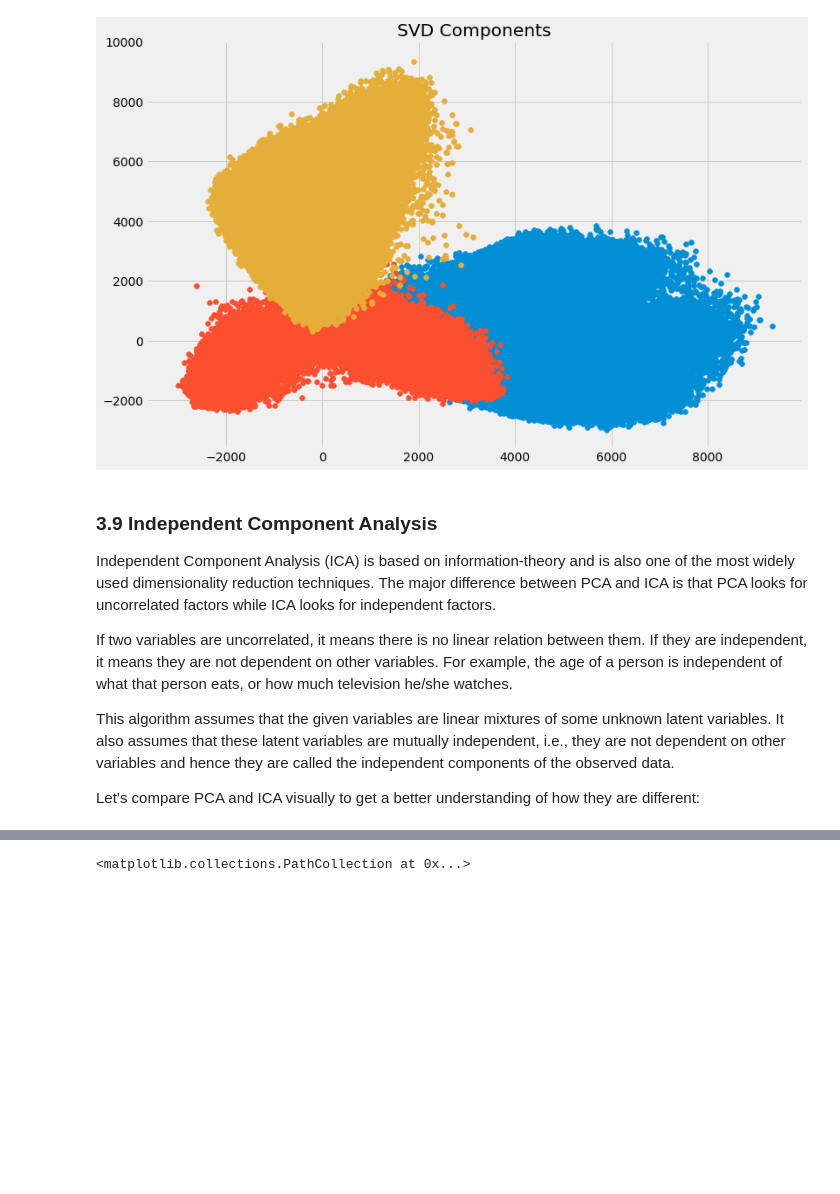
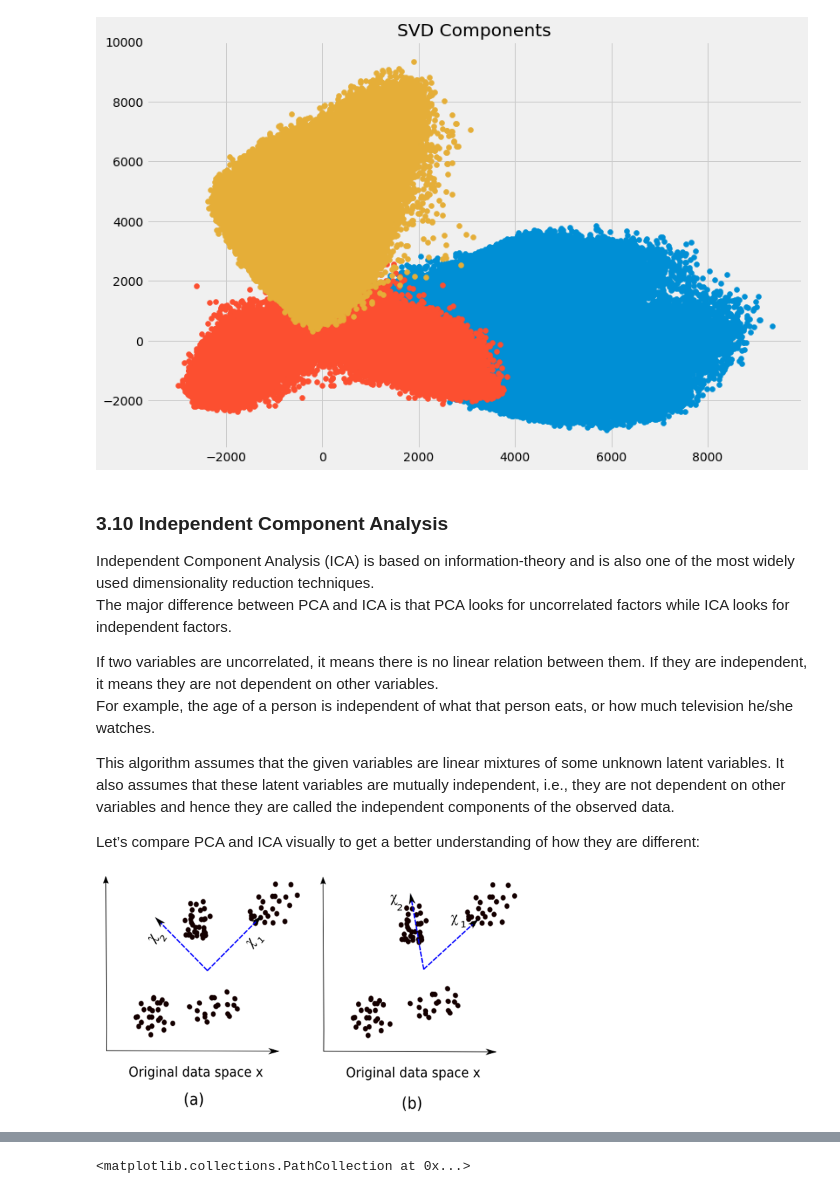
Before and after one commit to rsouza/FGV_Intro_DS, a Jupyter notebook: notebooks/EDA_Dimensionality_Reduction.ipynb, the cells around one changed output, grey strips where cells are left out. Drawn from its saved outputs; the diff is of its cells as text; code cells hidden in the pictures; blank space fills up the shorter version.

```diff
--- a/notebooks/EDA_Dimensionality_Reduction.ipynb
+++ b/notebooks/EDA_Dimensionality_Reduction.ipynb
@@ -622,17 +649,21 @@ plt.scatter(svd[:,2],svd[:,0])
 <matplotlib.collections.PathCollection at 0x...>
 [figure]
 # %% [markdown]
-### 3.9 Independent Component Analysis
+### 3.10 Independent Component Analysis
 
-Independent Component Analysis (ICA) is based on information-theory and is also one of the most widely used dimensionality reduction techniques. The major difference between PCA and ICA is that PCA looks for uncorrelated factors while ICA looks for independent factors.
+Independent Component Analysis (ICA) is based on information-theory and is also one of the most widely used dimensionality reduction techniques.
+The major difference between PCA and ICA is that PCA looks for uncorrelated factors while ICA looks for independent factors.
 
-If two variables are uncorrelated, it means there is no linear relation between them. If they are independent, it means they are not dependent on other variables. For example, the age of a person is independent of what that person eats, or how much television he/she watches.
+If two variables are uncorrelated, it means there is no linear relation between them. If they are independent, it means they are not dependent on other variables.
+For example, the age of a person is independent of what that person eats, or how much television he/she watches.
 
 This algorithm assumes that the given variables are linear mixtures of some unknown latent variables. It also assumes that these latent variables are mutually independent, i.e., they are not dependent on other variables and hence they are called the independent components of the observed data.
 
 Let’s compare PCA and ICA visually to get a better understanding of how they are different:
 # %%
-Image(filename='../datasets/Figs/pca.png')
+Image(filename='../datasets/Figs/pca_ica.png')
+# %% [output]
+[figure, added]
 # %% [markdown]
 Here, image (a) represents the PCA results while image (b) represents the ICA results on the same dataset.
 The equation of PCA is x = Wχ.
```
Also changed, not shown: parts of 55 cells of this notebook.
